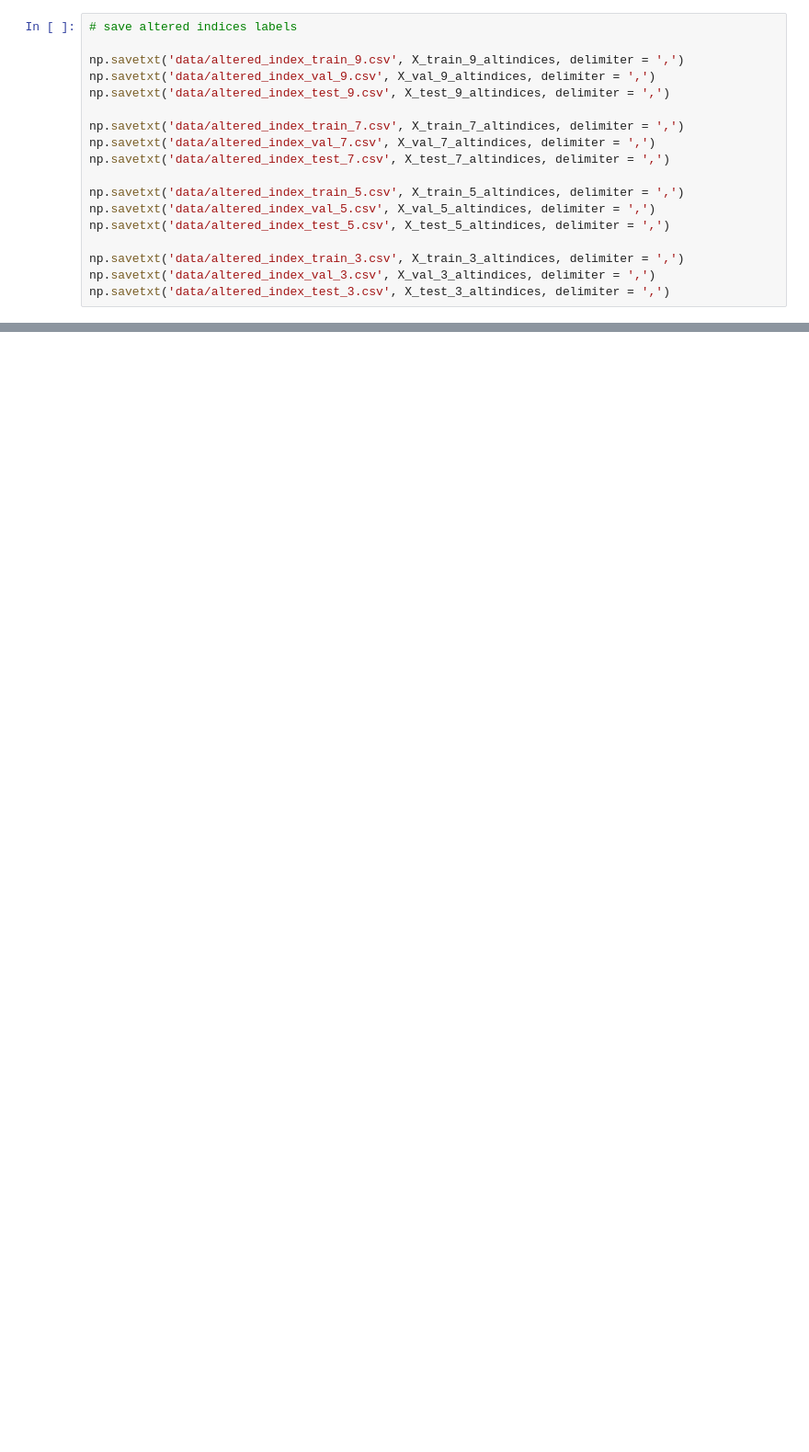
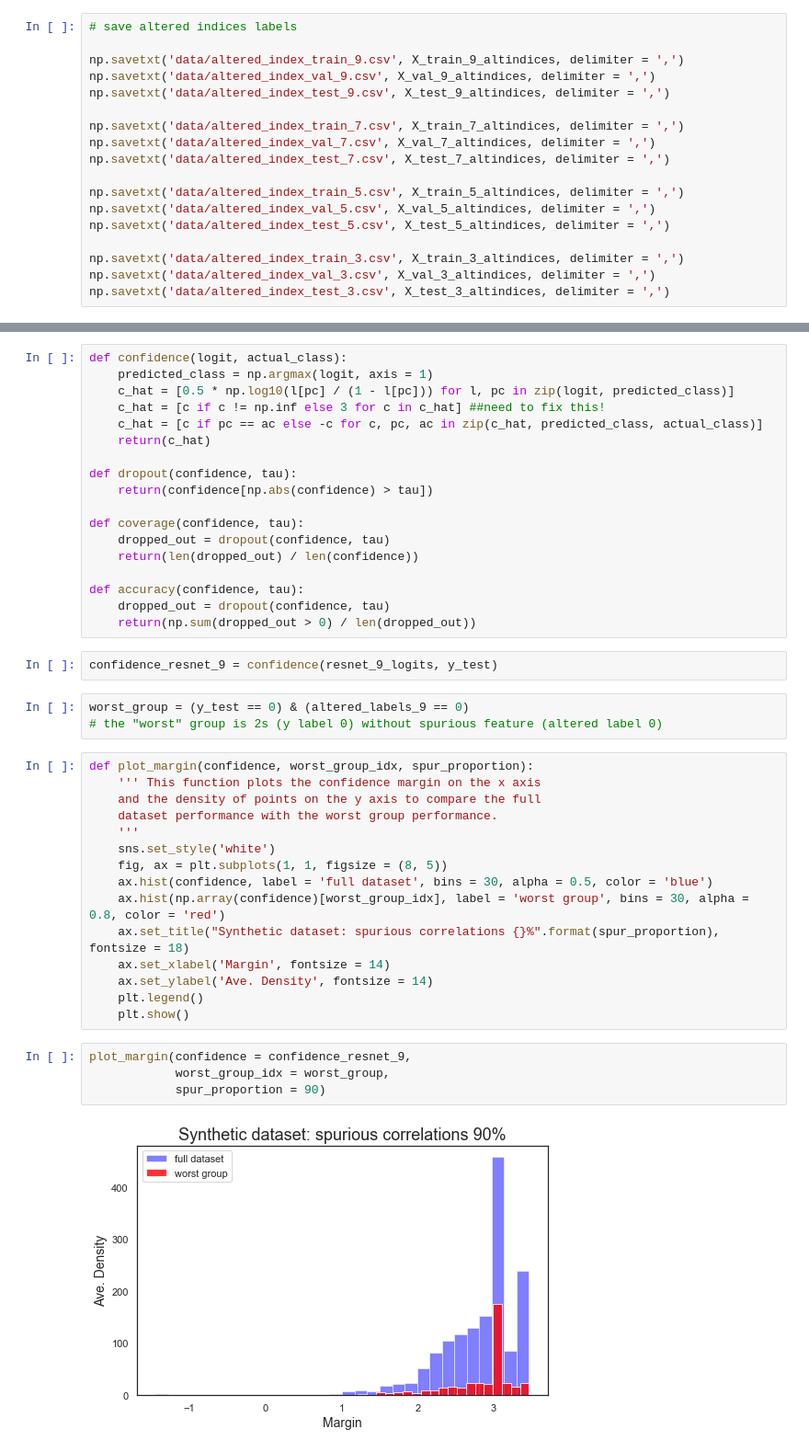
Before and after one commit to JWatsonDaniels/am207-2021, a Jupyter notebook: train_model_PT.ipynb, the cells around one changed output, grey strips where cells are left out. Shown at 92% size. Drawn from its saved outputs; the diff is of its cells as text; blank space fills up the shorter version.

```diff
--- a/train_model_PT.ipynb
+++ b/train_model_PT.ipynb
@@ -796,0 +518,44 @@ Epoch 10/10
+# %%
+def confidence(logit, actual_class):
+    predicted_class = np.argmax(logit, axis = 1)
+    c_hat = [0.5 * np.log10(l[pc] / (1 - l[pc])) for l, pc in zip(logit, predicted_class)]
+    c_hat = [c if c != np.inf else 3 for c in c_hat] ##need to fix this!
+    c_hat = [c if pc == ac else -c for c, pc, ac in zip(c_hat, predicted_class, actual_class)]
+    return(c_hat)
+
+def dropout(confidence, tau):
+    return(confidence[np.abs(confidence) > tau])
+
+def coverage(confidence, tau):
+    dropped_out = dropout(confidence, tau)
+    return(len(dropped_out) / len(confidence))
+
+def accuracy(confidence, tau):
+    dropped_out = dropout(confidence, tau)
+    return(np.sum(dropped_out > 0) / len(dropped_out))
+# %%
+confidence_resnet_9 = confidence(resnet_9_logits, y_test)
+# %%
+worst_group = (y_test == 0) & (altered_labels_9 == 0)
+# the "worst" group is 2s (y label 0) without spurious feature (altered label 0)
+# %%
+def plot_margin(confidence, worst_group_idx, spur_proportion):
+    ''' This function plots the confidence margin on the x axis
+    and the density of points on the y axis to compare the full
+    dataset performance with the worst group performance.
+    '''
+    sns.set_style('white')
+    fig, ax = plt.subplots(1, 1, figsize = (8, 5))
+    ax.hist(confidence, label = 'full dataset', bins = 30, alpha = 0.5, color = 'blue')
+    ax.hist(np.array(confidence)[worst_group_idx], label = 'worst group', bins = 30, alpha = 0.8, color = 'red')
+    ax.set_title("Synthetic dataset: spurious correlations {}%".format(spur_proportion), fontsize = 18)
+    ax.set_xlabel('Margin', fontsize = 14)
+    ax.set_ylabel('Ave. Density', fontsize = 14)
+    plt.legend()
+    plt.show()
+# %%
+plot_margin(confidence = confidence_resnet_9,
+            worst_group_idx = worst_group,
+            spur_proportion = 90)
+# %% [output]
+[figure, added]
```
Also changed, not shown: parts of 53 cells of this notebook.
